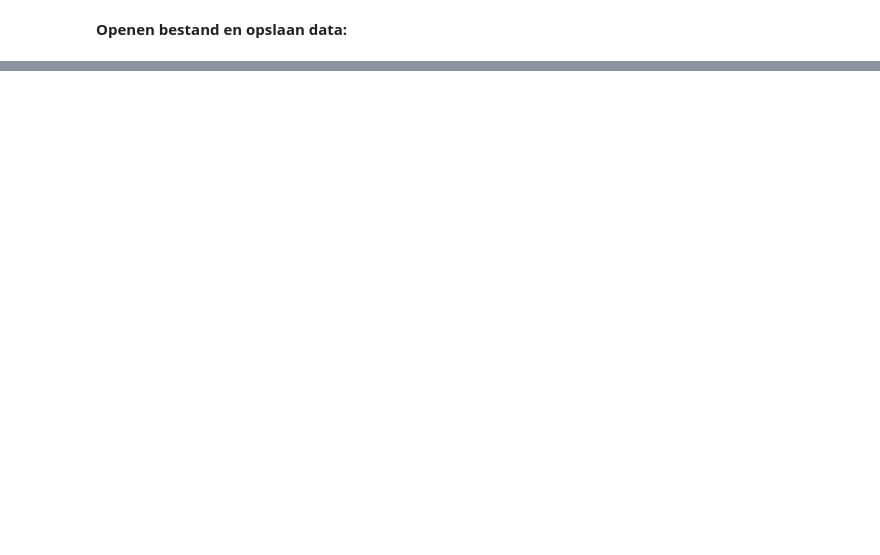
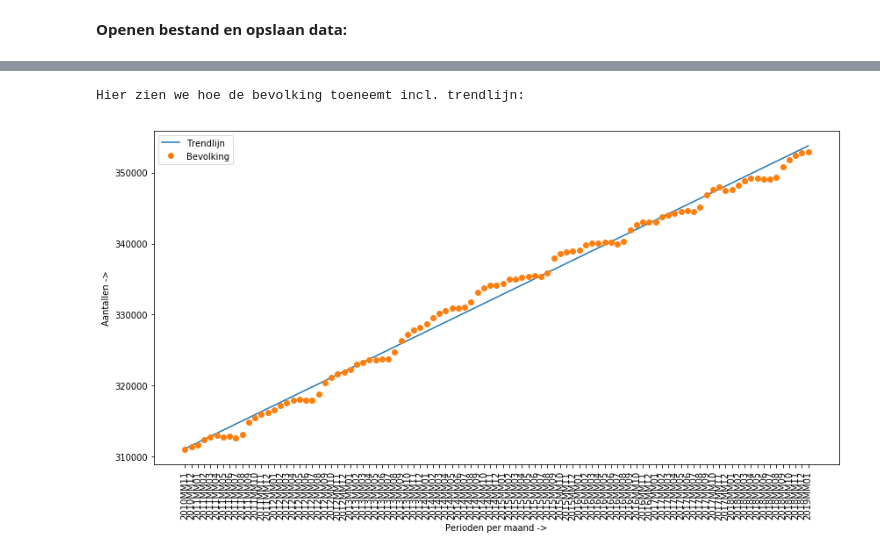
Before and after one commit to vlreinier/AC, a Jupyter notebook: Statistische analyse.ipynb, the cells around one changed output, grey strips where cells are left out. Cells and saved outputs as stored; diff of their text form; code cells hidden in the pictures; blank space fills up the shorter version.

```diff
--- a/Statistische analyse.ipynb
+++ b/Statistische analyse.ipynb
@@ -149,0 +249,12 @@ Standaard deviatie:  484.2833174880405
+# %%
+plt.xlabel('Perioden per maand ->')
+plt.ylabel('Aantallen ->')
+plt.xticks(rotation=90)
+plt.plot(xr, trendline(x, bevolking), label='Trendlijn')
+plt.plot(xr, bevolking,'o', label='Bevolking')
+plt.legend(loc='upper left')
+print("\nHier zien we hoe de bevolking toeneemt incl. trendlijn:")
+plt.show()
+# %% [output]
+Hier zien we hoe de bevolking toeneemt incl. trendlijn:
+[figure, added]
```
Also changed, not shown: parts of 29 cells of this notebook.
